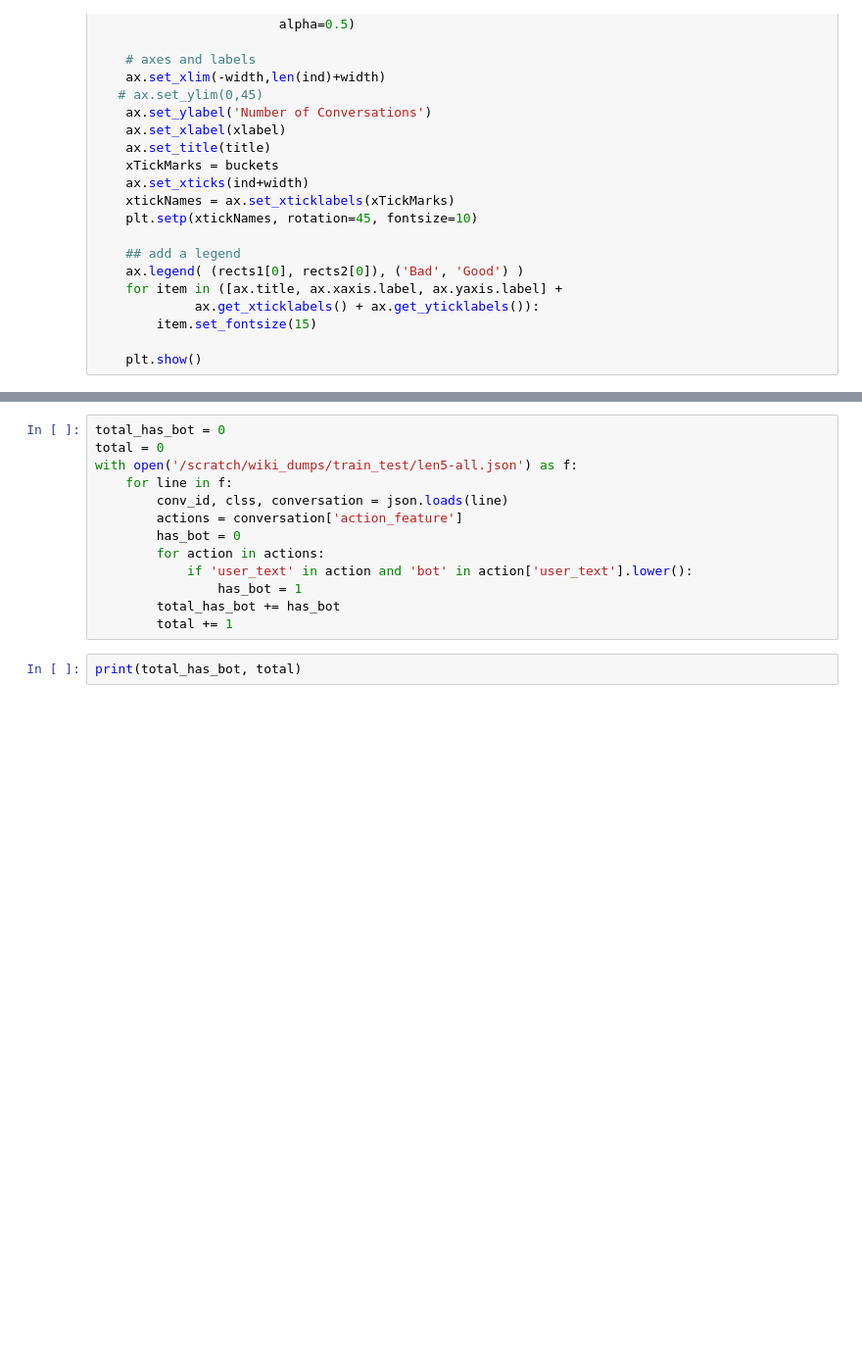
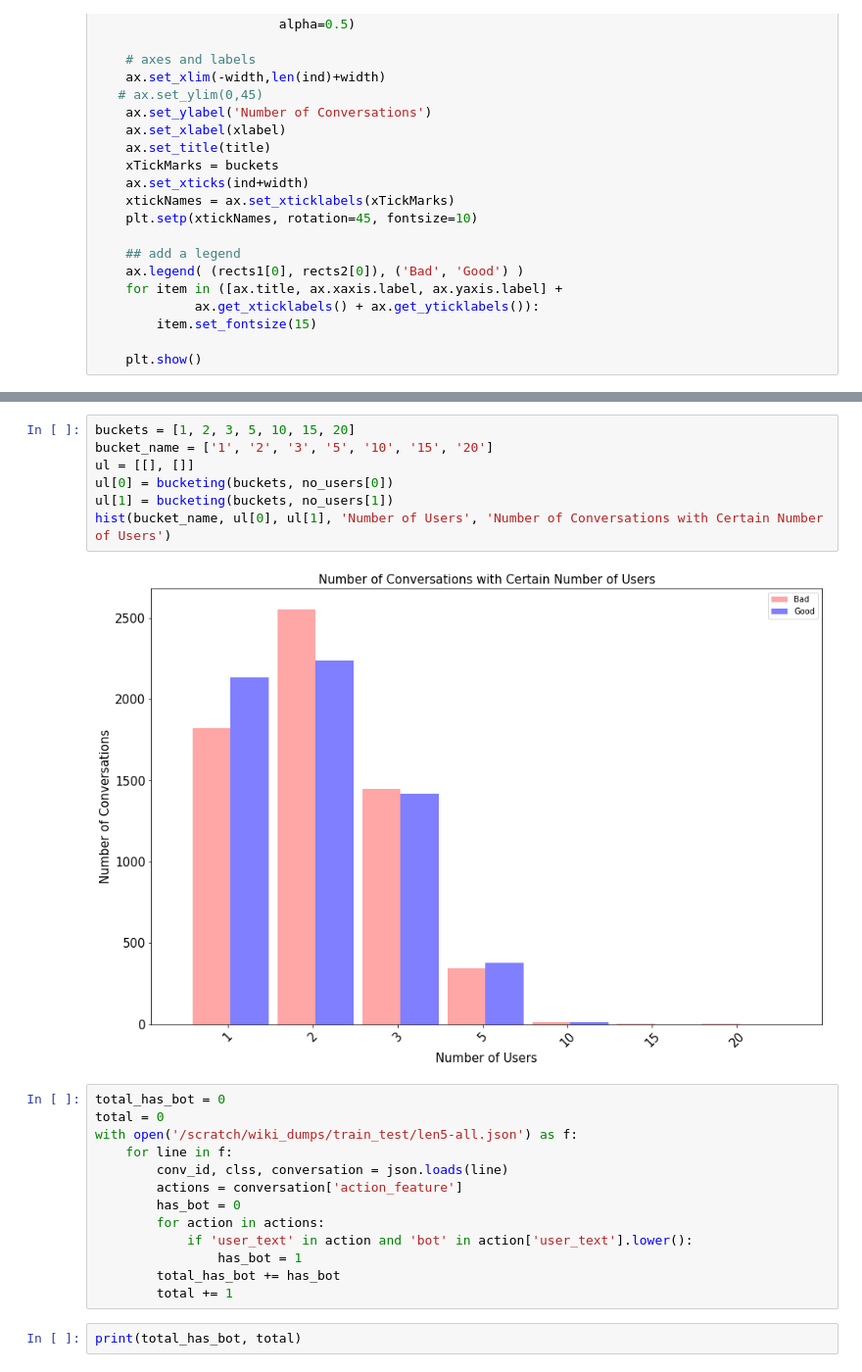
Before and after one commit to conversationai/wikidetox, a Jupyter notebook: conversation_classification/Dataset Stats.ipynb, the cells around one changed output, grey strips where cells are left out. Shown: that part at 98% size. Drawn from its saved outputs; the diff is of its cells as text; blank space fills up the shorter version.

```diff
--- a/conversation_classification/Dataset Stats.ipynb
+++ b/conversation_classification/Dataset Stats.ipynb
@@ -112,3 +129,12 @@ hist(bucket_name, tl[0], tl[1], 'Duration', 'Number of Conversations with Certai
+# %%
+buckets = [1, 2, 3, 5, 10, 15, 20]
+bucket_name = ['1', '2', '3', '5', '10', '15', '20']
+ul = [[], []]
+ul[0] = bucketing(buckets, no_users[0])
+ul[1] = bucketing(buckets, no_users[1])
+hist(bucket_name, ul[0], ul[1], 'Number of Users', 'Number of Conversations with Certain Number of Users')
+# %% [output]
+[figure, added]
 # %%
 total_has_bot = 0
 total = 0
```
Also changed, not shown: parts of 6 cells of this notebook, 2 other files.
